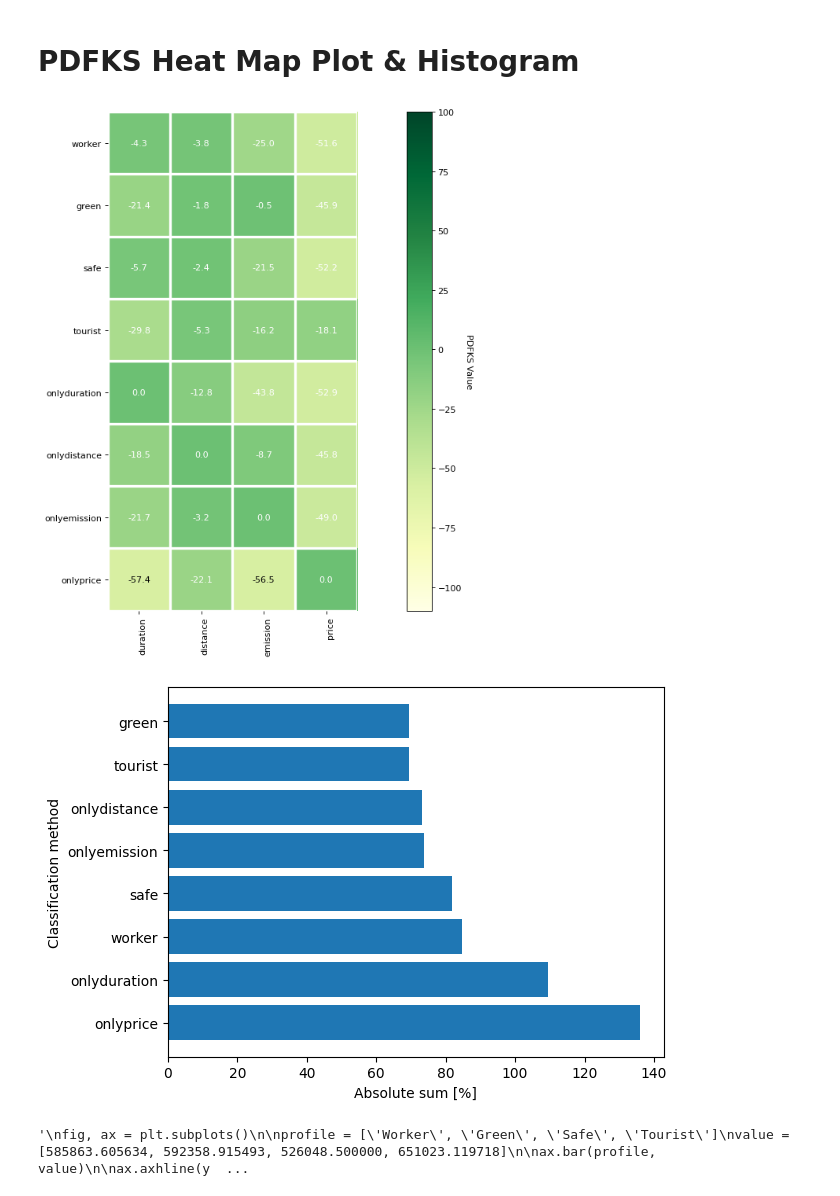
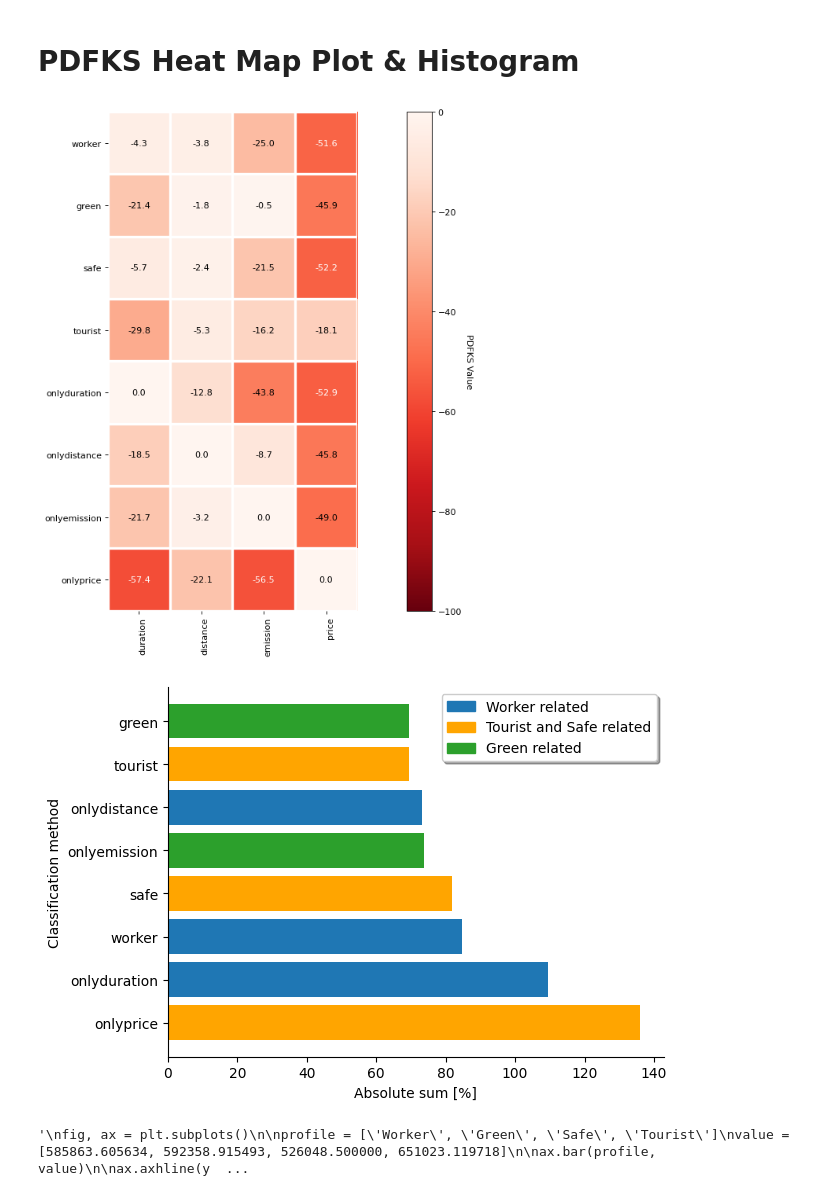
Before and after one commit to CamiloHMS/london_routing, a Jupyter notebook: route_eval.ipynb, the cells around one changed output. Saved outputs shown, nothing was run; the diff lists cells and outputs as text; code cells hidden in the pictures.

Commit message:
feat: heatmap and classification plot

```diff
--- a/route_eval.ipynb
+++ b/route_eval.ipynb
@@ -275,7 +275,7 @@ def annotate_heatmap(im, data=None, valfmt="{x:.2f}",
     texts = []
     for i in range(data.shape[0]):
         for j in range(data.shape[1]):
-            kw.update(color=textcolors[int(im.norm(data[i, j]) > threshold)])
+            kw.update(color=textcolors[int(im.norm(data[i, j]) <= threshold)])
             text = im.axes.text(j, i, valfmt(data[i, j], None), **kw)
             texts.append(text)
 
@@ -283,25 +283,26 @@ def annotate_heatmap(im, data=None, valfmt="{x:.2f}",
 # %%
 #profiles = ['worker','green','safe','tourist','onlyCrimes','onlyAccidents','onlyNature','onlyAttractions',
 #            'onlyDuration','onlyTraffic','onlyLength','onlyPolution']
 
 #features = ['crimes','accidents','nature','attractions','duration','traffic','length','polution']
 
 profiles = ["worker","green","safe","tourist","onlyduration","onlydistance","onlyemission","onlyprice"]
 
 features = ["duration","distance","emission","price"]
 
 result_np = np.array(result)
 
 fig, ax = plt.subplots(figsize=(16,9),dpi=80)
 
 im, cbar = heatmap(result_np, profiles, features, ax=ax,
-                   cmap="YlGn", cbarlabel="PDFKS Value",vmin=-100, vmax=100)
+                   cmap="Reds_r", cbarlabel="PDFKS Value",vmin=-100, vmax=0)
 texts = annotate_heatmap(im, valfmt="{x:.1f}")
 
 fig.tight_layout()
+plt.savefig("results/plots/heatmap.pdf",bbox_inches="tight")
 plt.show()
 # %% [output]
-[figure, old version]
+[figure, new version]
 # %%
 result_sum = []
 for i in result:
@@ -322,16 +326,37 @@ for (i,j) in sorted_result:
 # %%
 plt.rcdefaults()
 fig, ax = plt.subplots()
+#sns.set(style="whitegrid")
+blue = "tab:blue"
+yellow = "orange"
+green = "tab:green"
 
-ax.barh(profiles_names, values, align='center')
+colors = [green,yellow,blue,green,yellow,blue,blue,yellow]
+
+ax.barh(profiles_names, values, align='center',color = colors)
 ax.set_yticks(profiles_names, labels=profiles_names)
+
+leg_g1 = mpatches.Patch(color=blue,label="Worker related")
+leg_g2 = mpatches.Patch(color=yellow,label="Tourist and Safe related")
+leg_g3 = mpatches.Patch(color=green,label="Green related")
+
+plt.legend(loc="upper right",
+           #bbox_to_anchor=(-0.45,1.08),
+           ncol=1,
+           fancybox=True,
+           shadow=True,
+           #fontsize="x-large",
+           handles = [leg_g1,leg_g2,leg_g3])
+
+
+sns.despine()
 ax.invert_yaxis()  # labels read top-to-bottom
 ax.set_xlabel('Absolute sum [%]')
 ax.set_ylabel('Classification method')
-
+plt.savefig("results/plots/classification.pdf",bbox_inches="tight")
 plt.show()
 # %% [output]
-[figure, old version]
+[figure, new version]
 # %%
 #features = ['crimes','accidents','nature','attractions','duration','traffic','length','polution']
 #profile = ['Worker', 'Green', 'Safe', 'Tourist']
```
Also changed, not shown: parts of 1 cell of this notebook, 2 other files.
